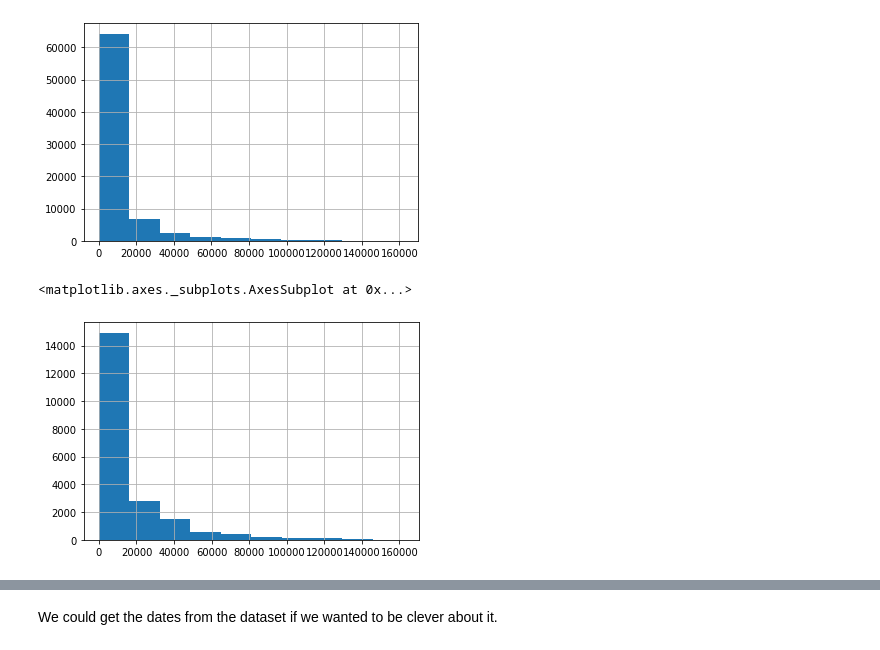
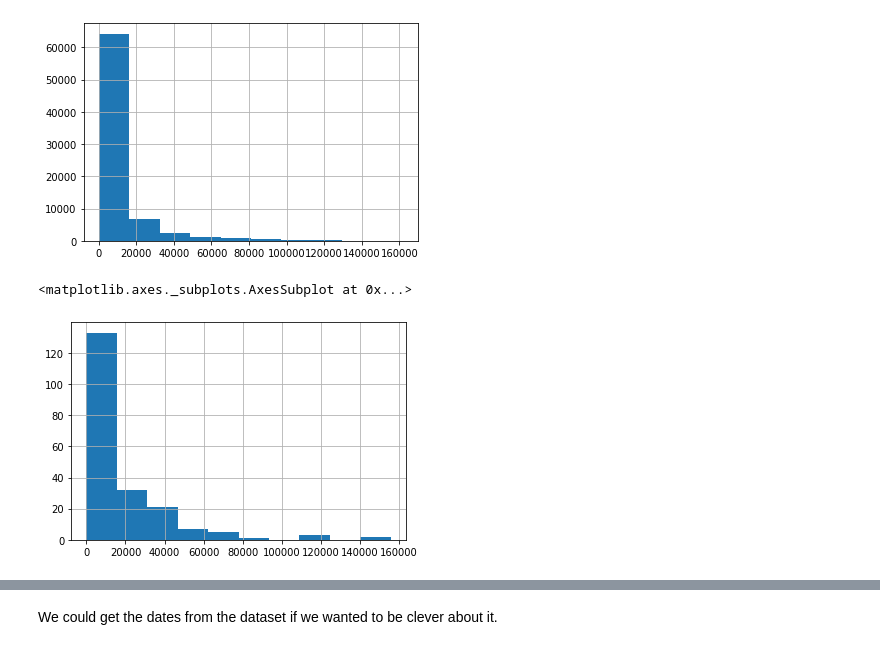
Before and after one commit to owenluu0321/me, a Jupyter notebook: data project.ipynb, the cells around one changed output, grey strips where cells are left out. Drawn from its saved outputs; the diff is of its cells as text; code cells hidden in the pictures.

```diff
--- a/data project.ipynb
+++ b/data project.ipynb
@@ -335,7 +335,7 @@ airport_data["Passengers_Total"][airport_data["Passengers_Total"] > 0].hist()
 <matplotlib.axes._subplots.AxesSubplot at 0x...>
 [figure]
 # %%
-airport_data["Passengers_Total"][airport_data["Passengers_Total"] > 0][airport_data["AustralianPort"] == "Sydney"].hist()
+airport_data["Passengers_Total"][airport_data["Passengers_Total"] > 0][airport_data["AustralianPort"] == "Sydney"][airport_data["Year"] == 2020].hist()
 # %% [output]
 <matplotlib.axes._subplots.AxesSubplot at 0x...>
-[figure, old version]
+[figure, new version]
```
Also changed, not shown: parts of 6 cells of this notebook, 5 other files.
